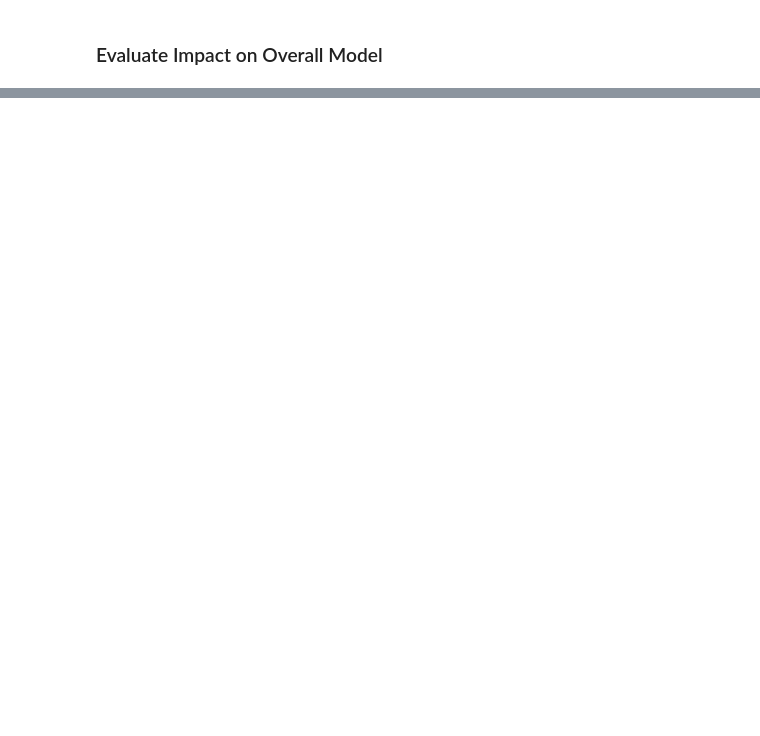
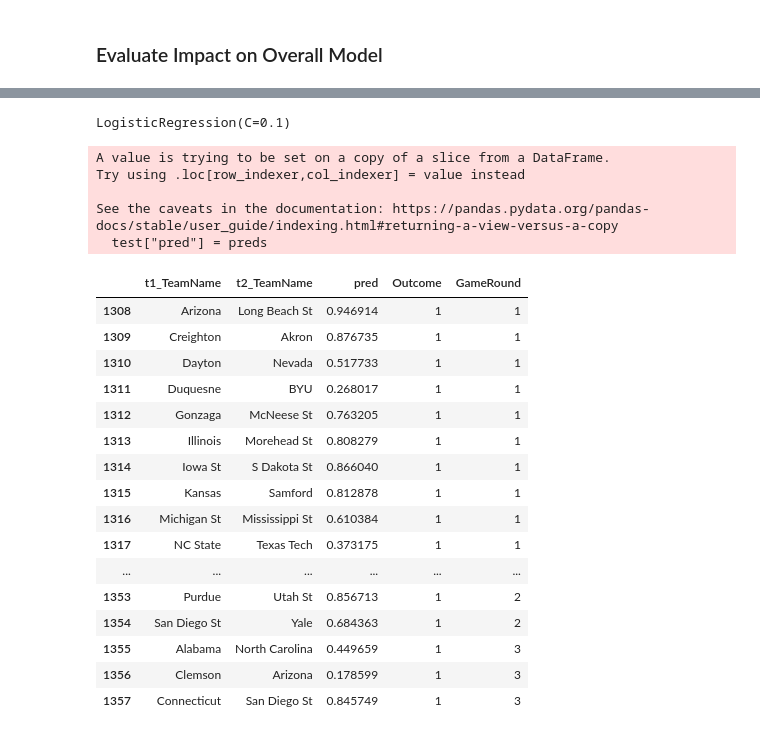
Before and after one commit to skydale23/kaggle-ncaam, a Jupyter notebook: 2025_model/development_notebooks/assess_injury_data.ipynb, the cells around one changed output, grey strips where cells are left out. Cells and saved outputs as stored; diff of their text form; code cells hidden in the pictures; blank space fills up the shorter version.

```diff
--- a/2025_model/development_notebooks/assess_injury_data.ipynb
+++ b/2025_model/development_notebooks/assess_injury_data.ipynb
@@ -320,0 +355,39 @@ eval_df = validation.run_evaluation_framework(to_predict_mens_recent, pipeline,
+# %%
+train = to_predict_mens_recent[to_predict_mens_recent.Season < 2024]
+test = to_predict_mens_recent[to_predict_mens_recent.Season == 2024]
+# %%
+# Define the classifier and parameter grid
+model = LogisticRegression(C=0.1)
+# %%
+model.fit(train[baseline_features], train["Outcome"])
+# %% [output]
+LogisticRegression(C=0.1)
+# %%
+preds = model.predict_proba(test[baseline_features])[:,1]
+test["pred"] = preds
+# %% [output]
+A value is trying to be set on a copy of a slice from a DataFrame.
+Try using .loc[row_indexer,col_indexer] = value instead
+
+See the caveats in the documentation: https://pandas.pydata.org/pandas-docs/stable/user_guide/indexing.html#returning-a-view-versus-a-copy
+  test["pred"] = preds
+# %%
+test[["t1_TeamName","t2_TeamName", "pred", "Outcome", "GameRound"]].head(50)
+# %% [output]
+|  | t1_TeamName | t2_TeamName | pred | Outcome | GameRound |
+| 1308 | Arizona | Long Beach St | 0.946914 | 1 | 1 |
+| 1309 | Creighton | Akron | 0.876735 | 1 | 1 |
+| 1310 | Dayton | Nevada | 0.517733 | 1 | 1 |
+| 1311 | Duquesne | BYU | 0.268017 | 1 | 1 |
+| 1312 | Gonzaga | McNeese St | 0.763205 | 1 | 1 |
+| 1313 | Illinois | Morehead St | 0.808279 | 1 | 1 |
+| 1314 | Iowa St | S Dakota St | 0.866040 | 1 | 1 |
+| 1315 | Kansas | Samford | 0.812878 | 1 | 1 |
+| 1316 | Michigan St | Mississippi St | 0.610384 | 1 | 1 |
+| 1317 | NC State | Texas Tech | 0.373175 | 1 | 1 |
+| ... | ... | ... | ... | ... | ... |
+| 1353 | Purdue | Utah St | 0.856713 | 1 | 2 |
+| 1354 | San Diego St | Yale | 0.684363 | 1 | 2 |
+| 1355 | Alabama | North Carolina | 0.449659 | 1 | 3 |
+| 1356 | Clemson | Arizona | 0.178599 | 1 | 3 |
+| 1357 | Connecticut | San Diego St | 0.845749 | 1 | 3 |
```
Also changed, not shown: parts of 54 cells of this notebook, 8 other files.
